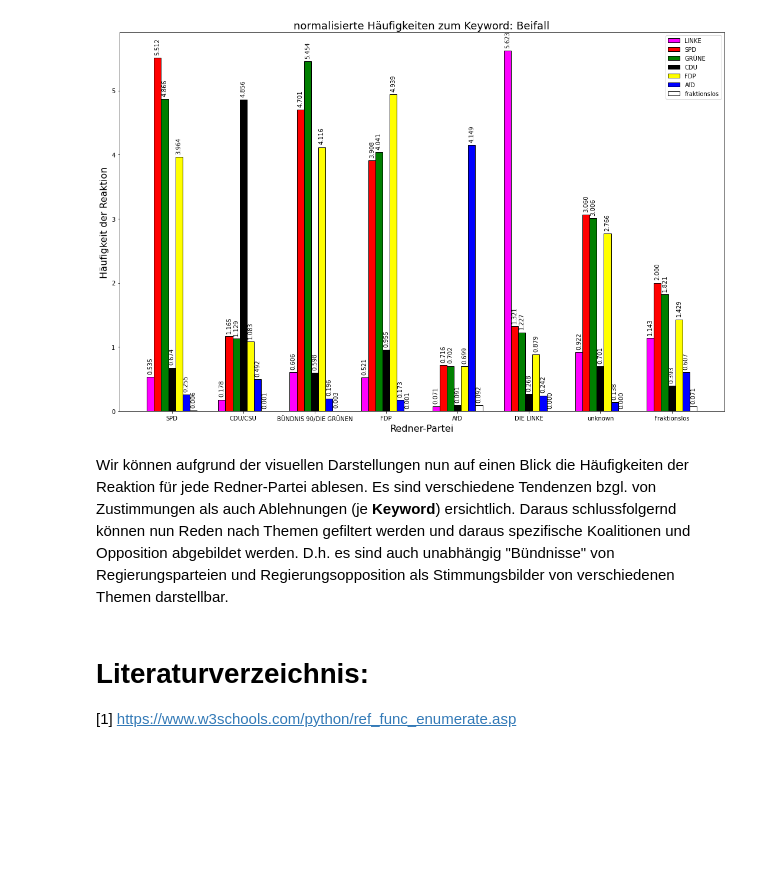
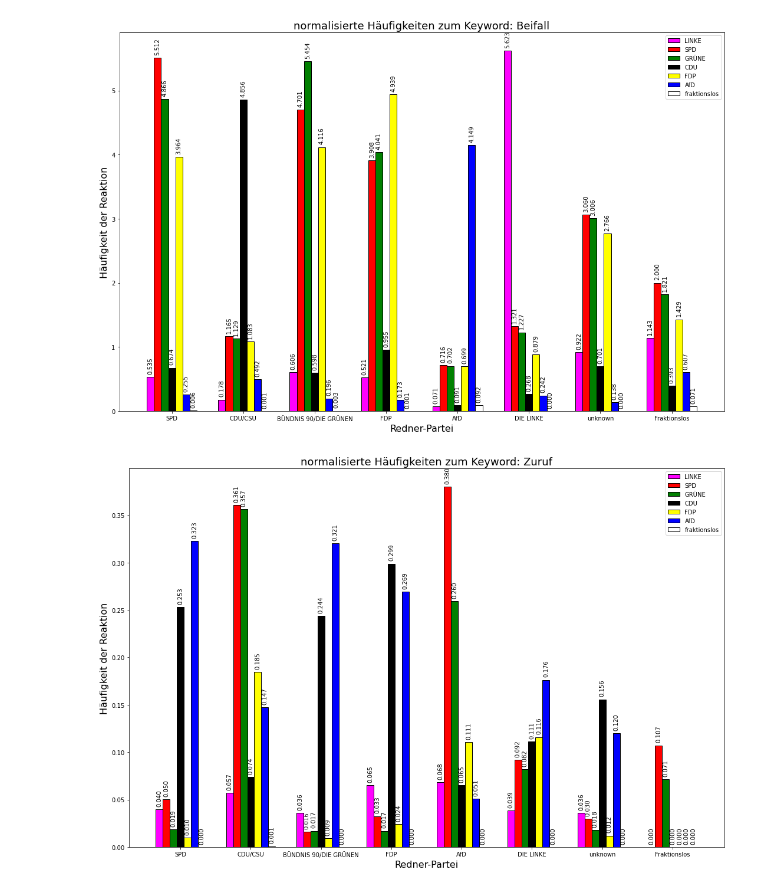
Before and after one commit to sevenbanisch/bundestagsreden, a Jupyter notebook: pipelines_SS22/Marcel/Report_comments_parties_update.ipynb, the cells around one changed output. Drawn from its saved outputs; the diff is of its cells as text; code cells hidden in the pictures; blank space fills up the shorter version.

```diff
--- a/pipelines_SS22/Marcel/Report_comments_parties_update.ipynb
+++ b/pipelines_SS22/Marcel/Report_comments_parties_update.ipynb
@@ -139,18 +155,0 @@ Als Ausgabe erhalten wir die Liste <b>party_name</b> mit allen gefundenen Partei
-# %%
-party_names = []
-speeches_per_party = {'BÜNDNIS 90/DIE GRÜNEN': 0,
-                      'CDU/CSU'              : 0,
-                      'Fraktionslos'         : 0,
-                      'AfD'                  : 0,
-                      'SPD'                  : 0,
-                      'FDP'                  : 0,
-                      'DIE LINKE'            : 0,
-                      'unknown'              : 0 }
-for speech in speeches:
-    if speech['party'] in party_names:
-        speeches_per_party[speech['party']] = speeches_per_party[speech['party']] + 1
-    else:
-        party_names.append(speech['party'])
-        speeches_per_party[speech['party']] = 1
-party_names # hiermit wird die Liste ausgegeben
-speeches_per_party
@@ -165,0 +170,15 @@ speeches_per_party
+# %%
+# Dictionary included 0
+empty_list_per_party = []
+for _ in range(len(party_names)):
+    empty_list_per_party.append(0)
+dict_parties = {k: v for k, v in zip(party_names, empty_list_per_party)}
+
+# Dictionary fill quantity for each party
+for speech in speeches:
+    if speech['party'] in party_names:
+        dict_parties[speech['party']] = dict_parties[speech['party']] + 1
+    else:
+        party_names.append(speech['party'])
+        dict_parties[speech['party']] = 1
+dict_parties
@@ -341,7 +358,7 @@ def normalize_matrix_per_keyword (keyword):
     for px,xparty in enumerate(comments_to):
         normalize_partylist.append(xparty)
         for py,yparty in enumerate(party_search_string):
-            normalize_dimension[px,py] = absolut_dimension[px,py] / speeches_per_party[xparty]
+            normalize_dimension[px,py] = absolut_dimension[px,py] / dict_parties[xparty]
     return normalize_dimension, normalize_partylist
 # %% [markdown]
 <p style="text-align: justify">Zur besseren Lesbarkeit der Matrizen, werden diese als Balkendiagramme dargestellt. Dazu definieren wir die Funktion <b>bar_plot</b> mit allen notwendigen Parametern.</p>
@@ -411,8 +428,7 @@ Anzumerken ist außerdem, dass Redner/in aus der eigenen Fraktionen die häufigs
 barplot_beifall = bar_plot(list_keywords[0],'norm')
 # %% [output]
 [figure]
-# %% [markdown]
-Wir können aufgrund der visuellen Darstellungen nun auf einen Blick die Häufigkeiten der Reaktion für jede Redner-Partei ablesen. Es sind verschiedene Tendenzen bzgl. von Zustimmungen als auch Ablehnungen (je <b>Keyword</b>) ersichtlich. Daraus schlussfolgernd können nun Reden nach Themen gefiltert werden und daraus spezifische Koalitionen und Opposition abgebildet werden. D.h. es sind auch unabhängig "Bündnisse" von Regierungsparteien und Regierungsopposition als Stimmungsbilder von verschiedenen Themen darstellbar.
-# %% [markdown]
-# Literaturverzeichnis:
-[1] https://www.w3schools.com/python/ref_func_enumerate.asp
+# %%
+barplot_zuruf = bar_plot(list_keywords[1],'norm')
+# %% [output]
+[figure, added]
```
Also changed, not shown: parts of 36 cells of this notebook.
